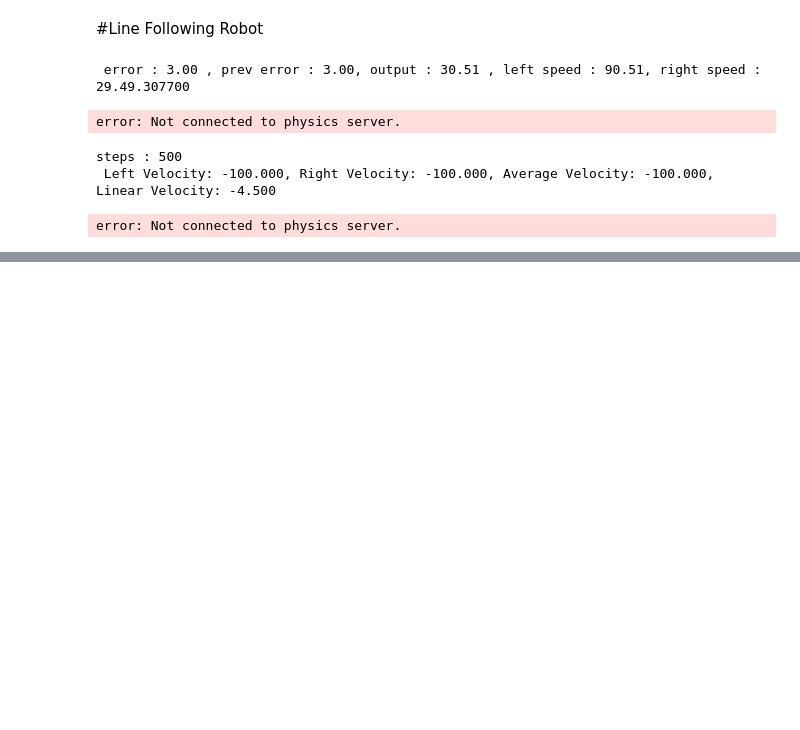
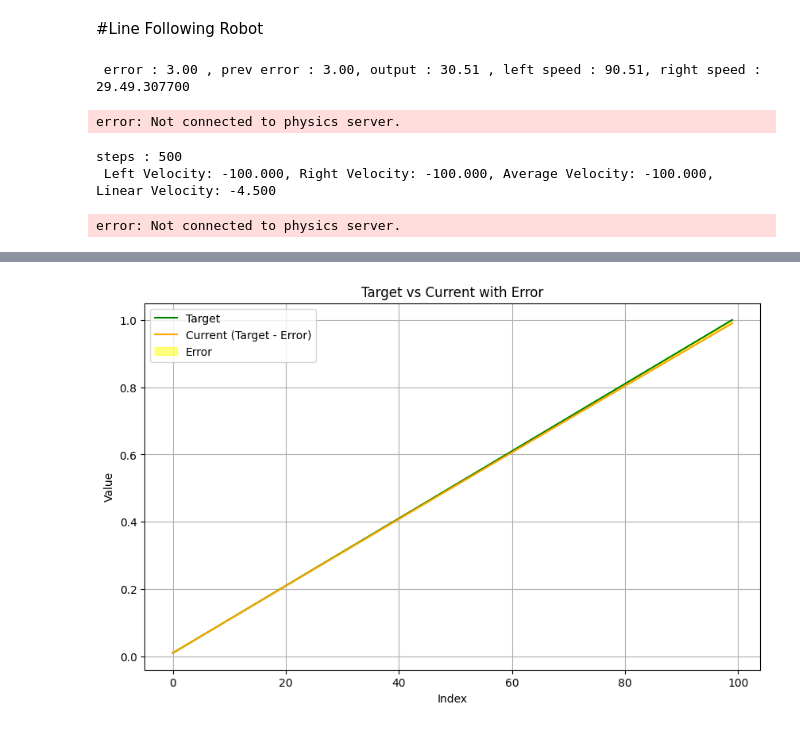
Before and after one commit to fitranurmayadi/twsbr-rl, a Jupyter notebook: testing_self_balancing_line_following.ipynb, the cells around one changed output, grey strips where cells are left out. Cells and saved outputs as stored; diff of their text form; code cells hidden in the pictures; blank space fills up the shorter version.

```diff
--- a/testing_self_balancing_line_following.ipynb
+++ b/testing_self_balancing_line_following.ipynb
@@ -1039,0 +1068,29 @@ error: Not connected to physics server.
+# %%
+# Re-import necessary libraries after reset
+import numpy as np
+import matplotlib.pyplot as plt
+
+# Generate the data points
+target = np.linspace(0.01, 1.0, 100)  # Target values
+error = np.linspace(0.01, 0.1, 100)  # Error values
+
+# Calculate the current values (target - error)
+current = target - error ** 2
+
+# Plot the data
+plt.figure(figsize=(10, 6))
+plt.plot(target, label="Target", color="green")
+plt.plot(current, label="Current (Target - Error)", color="orange")
+plt.fill_between(range(len(target)), current, target, color="yellow", alpha=0.5, label="Error")
+
+# Add labels, title, legend, and grid
+plt.title("Target vs Current with Error")
+plt.xlabel("Index")
+plt.ylabel("Value")
+plt.legend()
+plt.grid(True)
+
+# Show the plot
+plt.show()
+# %% [output]
+[figure, added]
```
Also changed, not shown: parts of 3 cells of this notebook, 31 other files.
